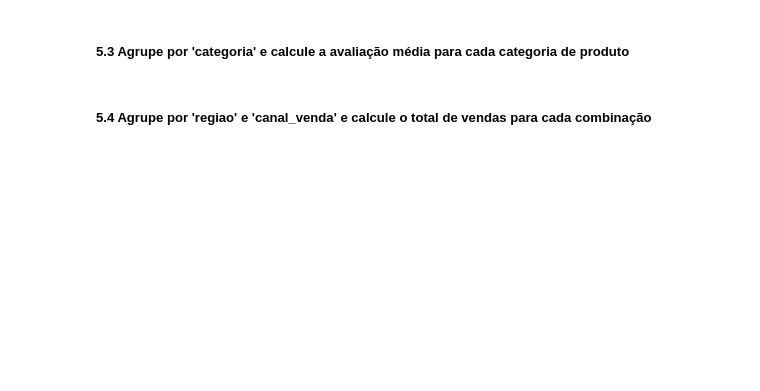
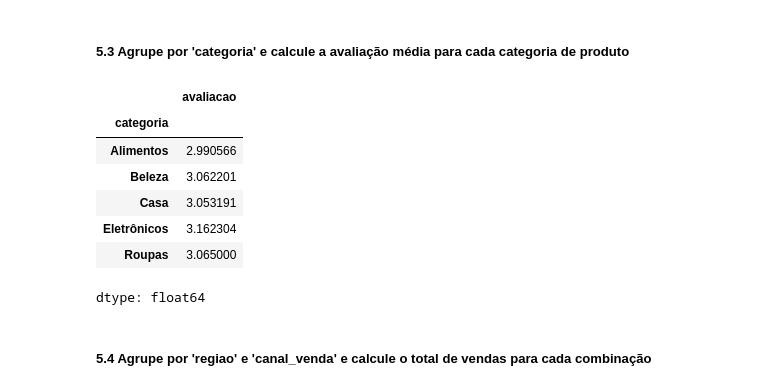
Before and after one commit to nxgleo/Notebook-lads, a Jupyter notebook: desafio_2_etapa.ipynb, the cells around one changed output. Cells and saved outputs as stored; diff of their text form; code cells hidden in the pictures; blank space fills up the shorter version.

```diff
--- a/desafio_2_etapa.ipynb
+++ b/desafio_2_etapa.ipynb
@@ -942,2 +970,14 @@ Agora, pratique o uso do GroupBy com os seguintes exercícios:
+# %%
+categoria_aval_media = df_vendas.groupby('categoria')['avaliacao'].mean()
+categoria_aval_media
+# %% [output]
+|  | avaliacao |
+| categoria |  |
+| Alimentos | 2.990566 |
+| Beleza | 3.062201 |
+| Casa | 3.053191 |
+| Eletrônicos | 3.162304 |
+| Roupas | 3.065000 |
+dtype: float64
 # %% [markdown]
 ##### 5.4 Agrupe por 'regiao' e 'canal_venda' e calcule o total de vendas para cada combinação
```
Also changed, not shown: parts of 18 cells of this notebook.
